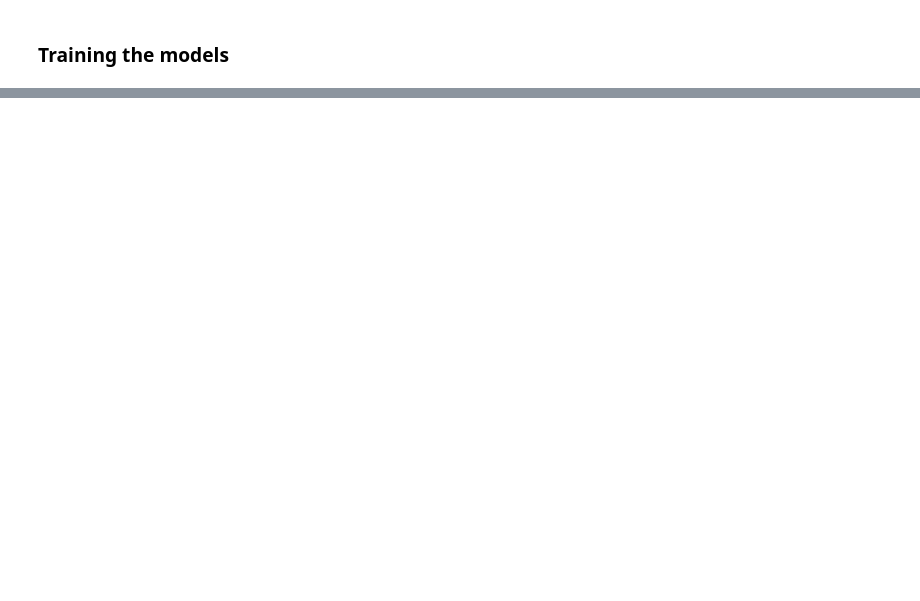
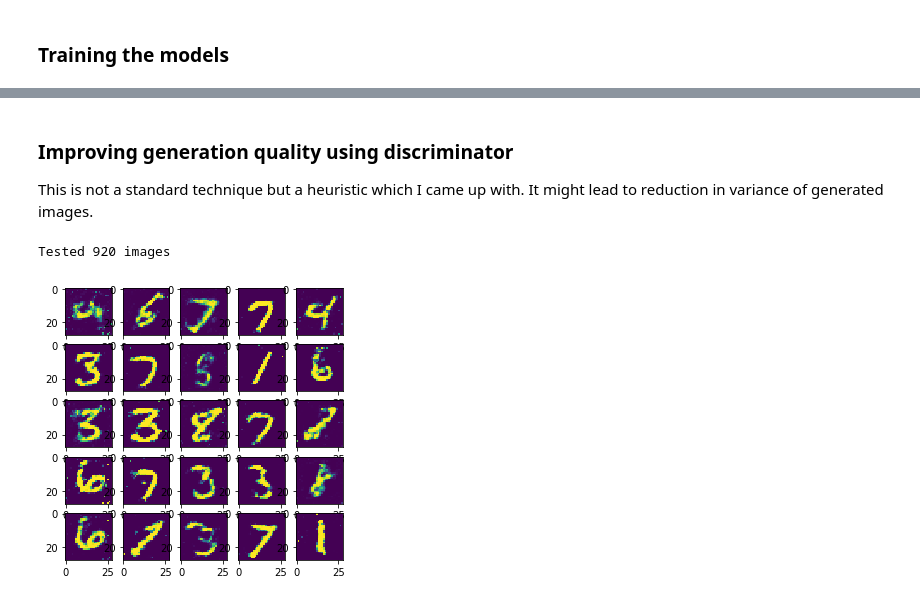
Before and after one commit to djin31/pytorch_examples, a Jupyter notebook: vision/GAN.ipynb, the cells around one changed output, grey strips where cells are left out. Drawn from its saved outputs; the diff is of its cells as text; code cells hidden in the pictures; blank space fills up the shorter version.

```diff
--- a/vision/GAN.ipynb
+++ b/vision/GAN.ipynb
@@ -243,0 +206,25 @@ tensor([[-0.6525, -0.4085, -0.2954,  0.3163,  0.6415, -0.2602, -0.4483,  0.2193,
+# %% [markdown]
+### Improving generation quality using discriminator
+
+This is not a standard technique but a heuristic which I came up with. It might lead to reduction in variance of generated images.
+# %%
+generated_images = []
+counter = 0
+with torch.no_grad():
+    for i in range(25):
+        pred = 0
+        while pred<0.75:
+            counter+=1
+            img = G(noise(1).cuda())
+            pred = D(img).cpu().item()
+        generated_images.append(img.cpu().numpy().reshape(28,28)*0.5 + 0.5)
+
+print("Tested {} images".format(counter))
+fig = plt.figure(figsize=(5,5))
+for i in range(25):
+    plt.subplot(5,5,i+1)
+    plt.imshow(generated_images[i])
+plt.show()
+# %% [output]
+Tested 920 images
+[figure, added]
```
Also changed, not shown: parts of 27 cells of this notebook.
